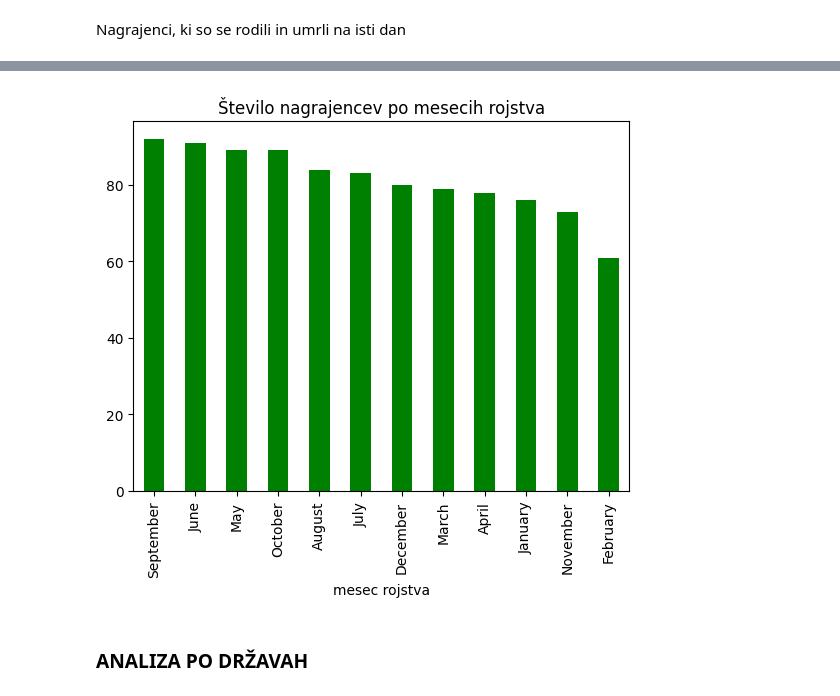
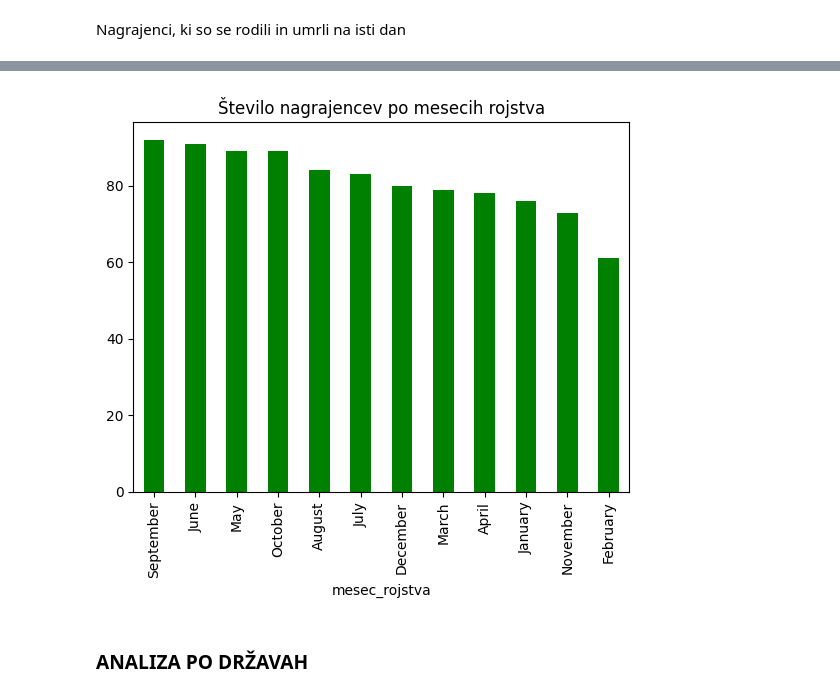
Before and after one commit to Tpajek1234/UVP-seminarska-naloga-nobelove-nagrade, a Jupyter notebook: nagrajenci_analiza.ipynb, the cells around one changed output, grey strips where cells are left out. Saved outputs shown, nothing was run; the diff lists cells and outputs as text; code cells hidden in the pictures.

```diff
--- a/nagrajenci_analiza.ipynb
+++ b/nagrajenci_analiza.ipynb
@@ -127,20 +118,20 @@ Leta 1916, 1917, 1919, 1924, 1933, 1940, 1941, 1942, v katerih niso podelili Nob
 # %% [markdown]
 Povprečna starost ob prejemu nagrad
 # %%
-leto_nagrade = pd.to_numeric(nagrajenci["leto nagrade"], errors="coerce")
+leto_nagrade = pd.to_numeric(nagrajenci["leto_nagrade"], errors="coerce")
 
-leto_rojstva = pd.to_numeric(nagrajenci["leto rojstva"], errors="coerce")
-nagrajenci["starost ob nagradi"] = leto_nagrade - leto_rojstva
-# print(nagrajenci["starost ob nagradi"])
+leto_rojstva = pd.to_numeric(nagrajenci["leto_rojstva"], errors="coerce")
+nagrajenci["starost_ob_nagradi"] = leto_nagrade - leto_rojstva
+
 
 print(
-    f"Povprečna starost ob prejemu nagrade skupaj na vseh področjih znaša {int(nagrajenci["starost ob nagradi"].mean())} let.\n"
-    f"Povprečna starost ob prejemu nagrede na področju kemije znaša: {int(nagrajenci['starost ob nagradi'][kemija].mean())} let\n"
-    f"Povprečna starost ob prejemu nagrede na področju ekonomije znaša: {int(nagrajenci['starost ob nagradi'][ekonomija].mean())} let\n"
-    f"Povprečna starost ob prejemu nagrede na področju literature znaša: {int(nagrajenci['starost ob nagradi'][literatura].mean())} let\n"
-    f"Povprečna starost ob prejemu nagrede na področju medicine ali fiziologije znaša: {int(nagrajenci['starost ob nagradi'][medicina_fiziologija].mean())} let\n"
-    f"Povprečna starost ob prejemu nagrede na področju miru znaša: {int(nagrajenci['starost ob nagradi'][mir].mean())} let\n"
-    f"Povprečna starost ob prejemu nagrede na področju fizike znaša: {int(nagrajenci['starost ob nagradi'][fizika].mean())} let"
+    f"Povprečna starost ob prejemu nagrade skupaj na vseh področjih znaša {int(nagrajenci["starost_ob_nagradi"].mean())} let.\n"
+    f"Povprečna starost ob prejemu nagrede na področju kemije znaša: {int(nagrajenci['starost_ob_nagradi'][kemija].mean())} let\n"
+    f"Povprečna starost ob prejemu nagrede na področju ekonomije znaša: {int(nagrajenci['starost_ob_nagradi'][ekonomija].mean())} let\n"
+    f"Povprečna starost ob prejemu nagrede na področju literature znaša: {int(nagrajenci['starost_ob_nagradi'][literatura].mean())} let\n"
+    f"Povprečna starost ob prejemu nagrede na področju medicine ali fiziologije znaša: {int(nagrajenci['starost_ob_nagradi'][medicina_fiziologija].mean())} let\n"
+    f"Povprečna starost ob prejemu nagrede na področju miru znaša: {int(nagrajenci['starost_ob_nagradi'][mir].mean())} let\n"
+    f"Povprečna starost ob prejemu nagrede na področju fizike znaša: {int(nagrajenci['starost_ob_nagradi'][fizika].mean())} let"
 )
 # %% [output]
 Povprečna starost ob prejemu nagrade skupaj na vseh področjih znaša 60 let.
@@ -171,13 +162,13 @@ Najmlajši prejemnik nagrade je bil/a Malala Yousafzai, ki je bil/a ob prejemu s
 Najstarejši prejemnik pa je bil/a John B. Goodenough ob prejemu star/a 97 let.
 Starostna razlika med najstarejšim in najmlajšim prejemnikom nagrade znaša: 80 let.
 # %%
-leto_nagrade = pd.to_numeric(nagrajenci["leto nagrade"], errors="coerce")
+leto_nagrade = pd.to_numeric(nagrajenci["leto_nagrade"], errors="coerce")
 
-leto_smrti = pd.to_numeric(nagrajenci["leto smrti"], errors="coerce")
-nagrajenci["število let po nagradi"] = leto_smrti - leto_nagrade
+leto_smrti = pd.to_numeric(nagrajenci["leto_smrti"], errors="coerce")
+nagrajenci["število_let_po_nagradi"] = leto_smrti - leto_nagrade
 
-let_po_nagradi = nagrajenci[~nagrajenci["število let po nagradi"].isna()]
-povprecje = let_po_nagradi["število let po nagradi"].mean()
+let_po_nagradi = nagrajenci[~nagrajenci["število_let_po_nagradi"].isna()]
+povprecje = let_po_nagradi["število_let_po_nagradi"].mean()
 print(f"Dobitniki po prejemu nagarade v povprečju živijo še {int(povprecje)} let.")
 # %% [output]
 Dobitniki po prejemu nagarade v povprečju živijo še 21 let.
@@ -199,16 +190,16 @@ filtrira_posevnice[
 | Walter Norman Haworth | 19 March | 1883 | United Kingdom | 19 March | 1950 | United Kingdom | Chemistry | ... |
 | Thomas A. Steitz | 23 August | 1940 | USA | 23 August | 2018 | USA | Chemistry | ... |
 # %%
-datum_rojstva = nagrajenci[nagrajenci["datum rojstva"] != "/"]
-nagrajenci[["dan rojstva", "mesec rojstva"]] = nagrajenci["datum rojstva"].str.extract(
+datum_rojstva = nagrajenci[nagrajenci["datum_rojstva"] != "/"]
+nagrajenci[["dan_rojstva", "mesec_rojstva"]] = nagrajenci["datum_rojstva"].str.extract(
     r"(\d+ )([a-zA-Z]+)"
 )
-po_mesecih_rojstva = nagrajenci["mesec rojstva"].value_counts()
+po_mesecih_rojstva = nagrajenci["mesec_rojstva"].value_counts()
 graf_mesecev = po_mesecih_rojstva.plot.bar(
     title="Število nagrajencev po mesecih rojstva", color="green"
 )
 # %% [output]
-[figure, old version]
+[figure, new version]
 # %% [markdown]
 ### ANALIZA PO DRŽAVAH
 # %% [markdown]
```
Also changed, not shown: parts of 19 cells of this notebook.
